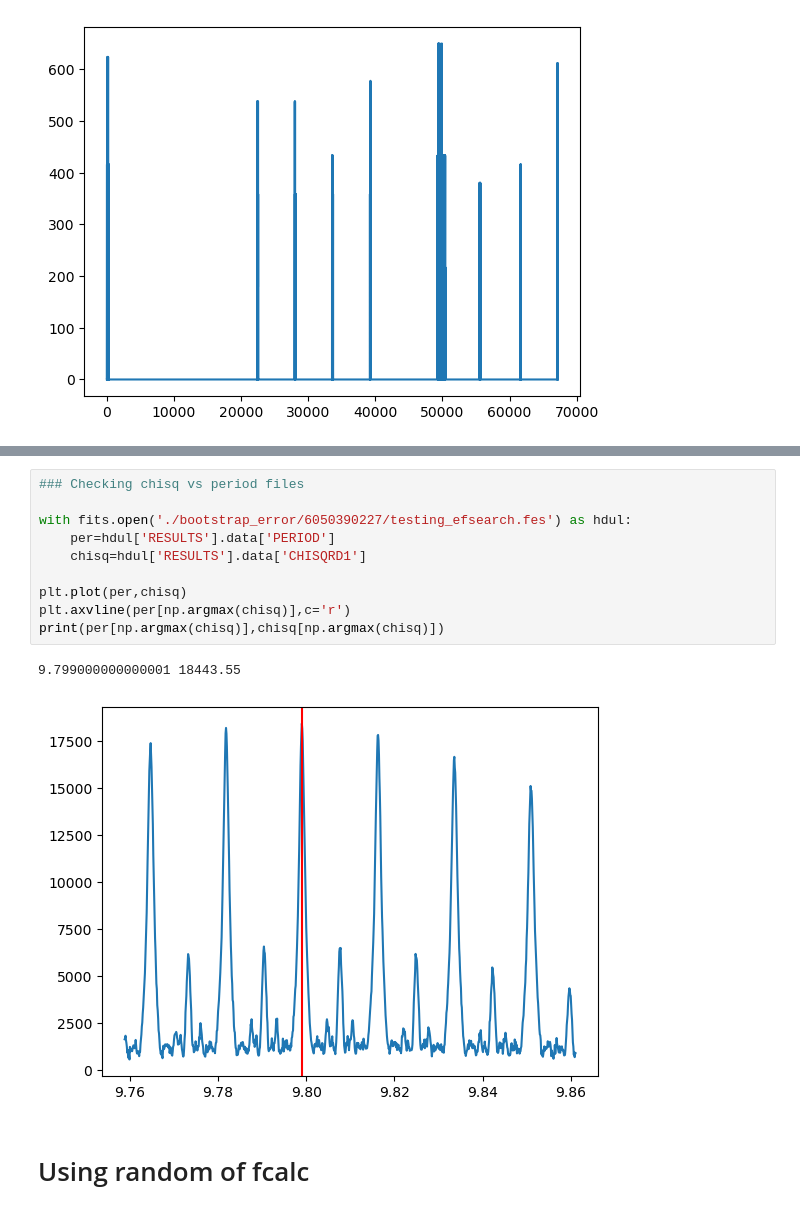
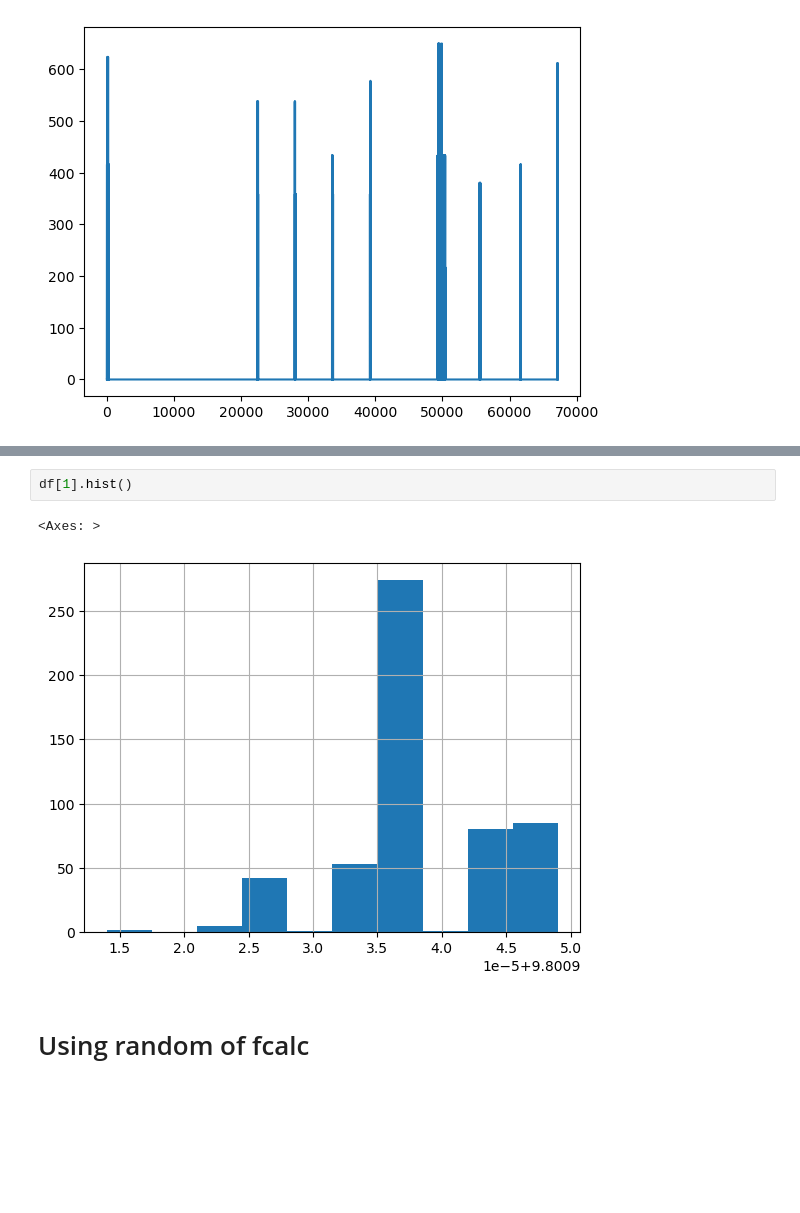
Before and after one commit to supremeKAI40/ULXP_thesis_analysis, a Jupyter notebook: nicer/nb_bootstrap_reportin.ipynb, the cells around one changed output, grey strips where cells are left out. Saved outputs shown, nothing was run; the diff lists cells and outputs as text; blank space fills up the shorter version.

```diff
--- a/nicer/nb_bootstrap_reportin.ipynb
+++ b/nicer/nb_bootstrap_reportin.ipynb
@@ -123,16 +123,8 @@ plt.grid()
-# %%
-### Checking chisq vs period files
-
-with fits.open('./bootstrap_error/6050390227/testing_efsearch.fes') as hdul:
-    per=hdul['RESULTS'].data['PERIOD']
-    chisq=hdul['RESULTS'].data['CHISQRD1']
-
-plt.plot(per,chisq)
-plt.axvline(per[np.argmax(chisq)],c='r')
-print(per[np.argmax(chisq)],chisq[np.argmax(chisq)])
-# %% [output]
-9.799000000000001 18443.55
-[figure, removed]
+# %%
+df[1].hist()
+# %% [output]
+<Axes: >
+[figure, added]
 # %% [markdown]
 # Using random of fcalc
 # %%
```
Also changed, not shown: parts of 6 cells of this notebook, 52 other files.
